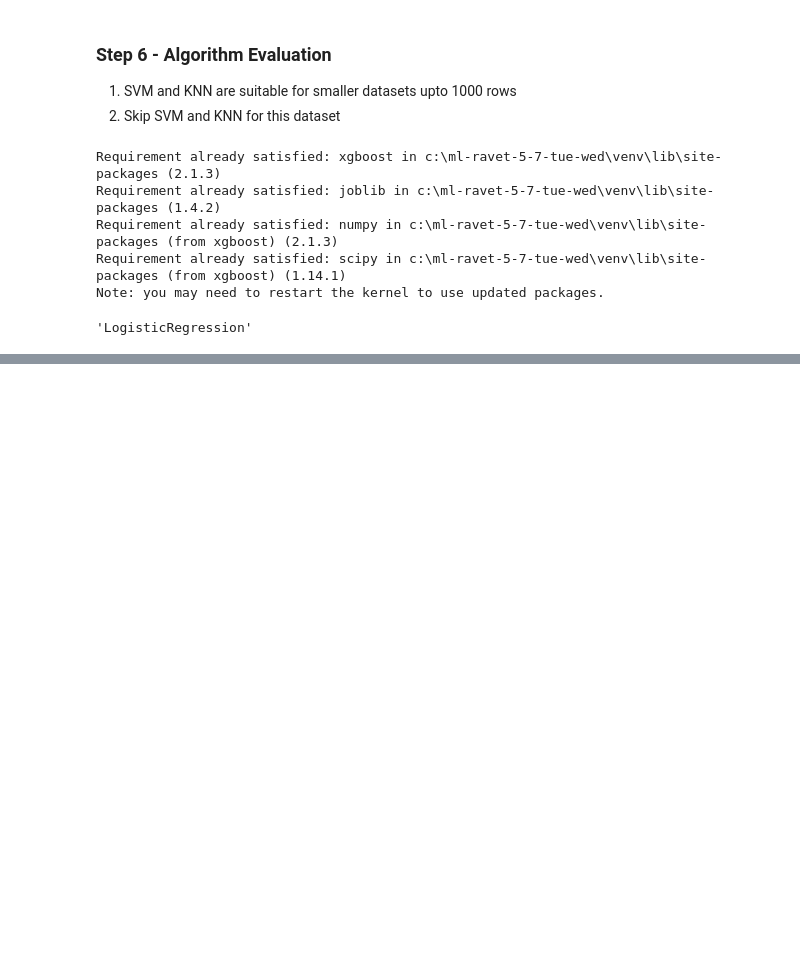
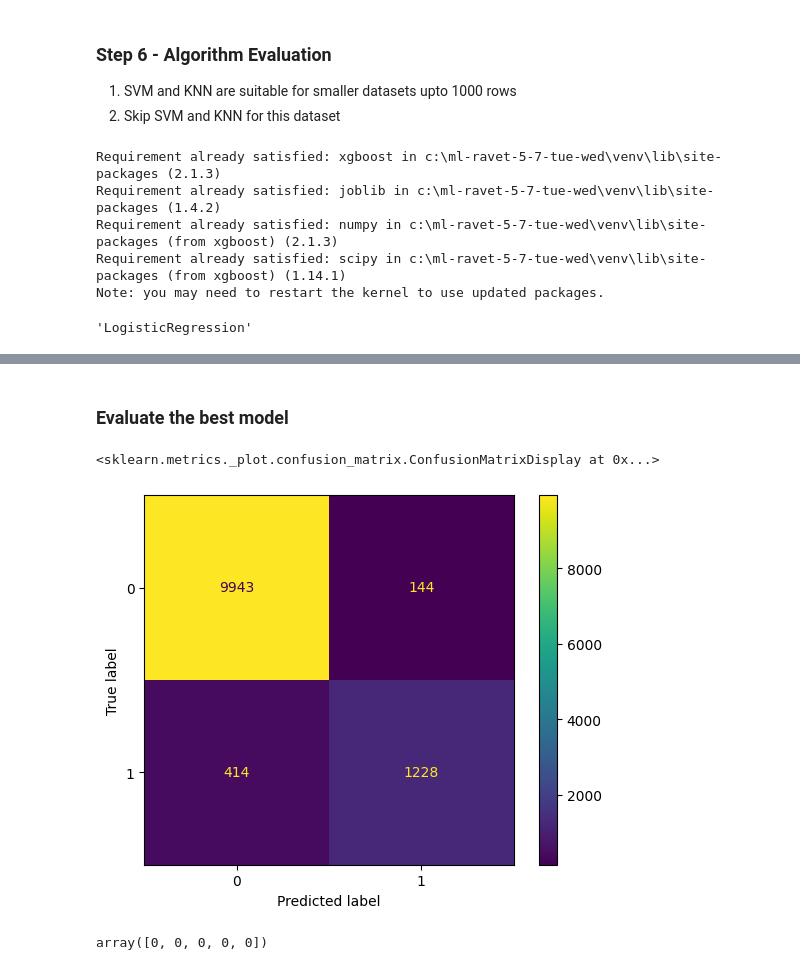
Before and after one commit to utkarshg1/ML-Ravet-5-7-Tue-Wed, a Jupyter notebook: 14 Algo Evaluation/AlgoEval.ipynb, the cells around one changed output, grey strips where cells are left out. Drawn from its saved outputs; the diff is of its cells as text; code cells hidden in the pictures; blank space fills up the shorter version.

Commit message:
Algo Evaluation

```diff
--- a/14 Algo Evaluation/AlgoEval.ipynb
+++ b/14 Algo Evaluation/AlgoEval.ipynb
@@ -285,3 +285,25 @@ def evaluate_single_model(model, xtrain, ytrain, xtest, ytest):
     }
 
     return res
+# %%
+def algo_evaluation(models: list, xtrain, ytrain, xtest, ytest):
+
+    # Intialize blank list for results
+    results = []
+
+    # Apply for loop on models
+    for model in models:
+        r = evaluate_single_model(model, xtrain, ytrain, xtest, ytest)
+        print(r)
+        results.append(r)
+
+    # Save the results in dataframe
+    res_df = pd.DataFrame(results)
+
+    # Sort the results
+    sort_df = res_df.sort_values(by="f1 cv", ascending=False).reset_index(drop=True)
+
+    # Get the best model
+    best_model = sort_df.loc[0, "model"]
+
+    return sort_df.round(4), best_model
@@ -287,0 +328,2 @@ def evaluate_single_model(model, xtrain, ytrain, xtest, ytest):
+# %%
+res_df, best_model = algo_evaluation(models, xtrain, ytrain, xtest, ytest)
@@ -287,0 +369,14 @@ def evaluate_single_model(model, xtrain, ytrain, xtest, ytest):
+# %% [markdown]
+### Evaluate the best model
+# %%
+from sklearn.metrics import ConfusionMatrixDisplay
+
+ConfusionMatrixDisplay.from_estimator(best_model, xtest, ytest)
+# %% [output]
+<sklearn.metrics._plot.confusion_matrix.ConfusionMatrixDisplay at 0x...>
+[figure, added]
+# %%
+ypred_test = best_model.predict(xtest)
+ypred_test[0:5]
+# %% [output]
+array([0, 0, 0, 0, 0])
```
Also changed, not shown: parts of 36 cells of this notebook, 3 other files.
